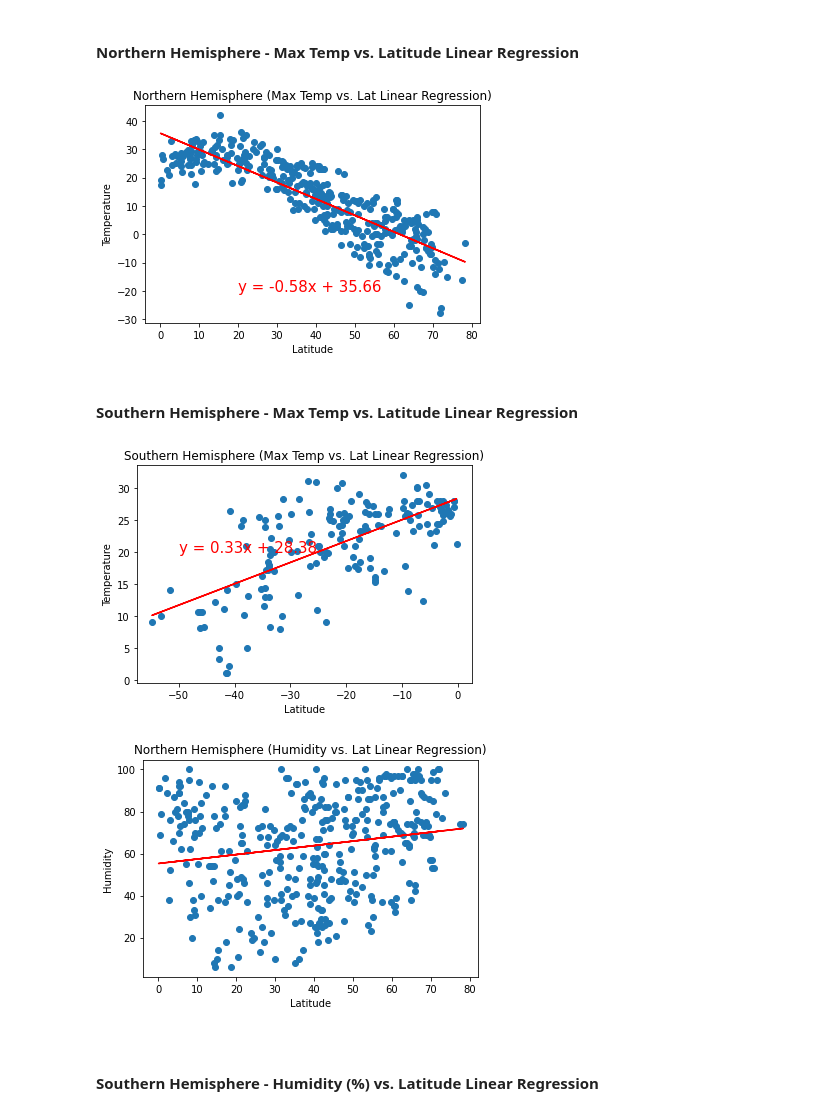
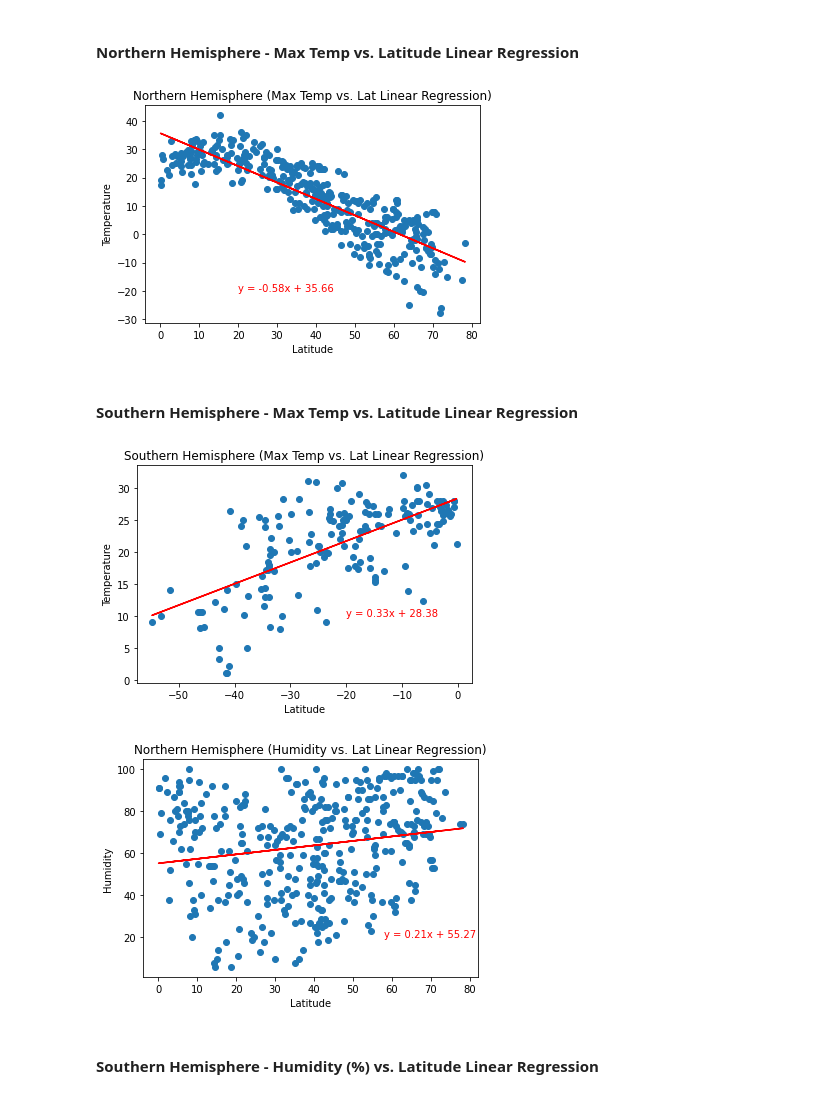
Before and after one commit to AnneNiemiec/Python-API, a Jupyter notebook: Weather_py/WeatherPy.ipynb, the cells around one changed output. Cells and saved outputs as stored; diff of their text form; code cells hidden in the pictures.

Commit message:
Corrected linear equation on figures

```diff
--- a/Weather_py/WeatherPy.ipynb
+++ b/Weather_py/WeatherPy.ipynb
@@ -315,13 +315,13 @@ plt.plot(Northern_Hemisphere['latitude'],regress_values,"r-")
 line_eq = "y = " + str(round(regression[0],2)) + "x + " + str(round(regression[1],2))
 
 #Formatting
-plt.annotate(line_eq,(20,-20),fontsize=15,color="red")
+plt.annotate(line_eq,(20,-20),fontsize=10,color="red")
 plt.title('Northern Hemisphere (Max Temp vs. Lat Linear Regression)')
 plt.xlabel('Latitude')
 plt.ylabel('Temperature')
 plt.show()
 # %% [output]
-[figure, old version]
+[figure, new version]
 # %% [markdown]
 ####  Southern Hemisphere - Max Temp vs. Latitude Linear Regression
 # %%
@@ -332,13 +332,13 @@ plt.plot(Southern_Hemisphere['latitude'],regress_values,"r-")
 line_eq = "y = " + str(round(regression[0],2)) + "x + " + str(round(regression[1],2))
 
 #Formatting
-plt.annotate(line_eq,(-50,20),fontsize=15,color="red")
+plt.annotate(line_eq,(-20,10),fontsize=10,color="red")
 plt.title('Southern Hemisphere (Max Temp vs. Lat Linear Regression)')
 plt.xlabel('Latitude')
 plt.ylabel('Temperature')
 plt.show()
 # %% [output]
-[figure, old version]
+[figure, new version]
 # %%
 Relationship:  The correlation coefficients relative to temperature has a strong relationship for the Northern Hemisphere versus the Southern Hemisphere.  The slope for the Northern Hemisphere is negative, while the slope for the Southern Hemisphere is positive
 # %%
@@ -346,18 +346,18 @@ Relationship:  The correlation coefficients relative to temperature has a strong
 # %%
 regression=linregress(Northern_Hemisphere['latitude'],Northern_Hemisphere['humidity'])
 regress_values = Northern_Hemisphere['latitude'] * regression[0] + regression[1]
 plt.scatter(Northern_Hemisphere['latitude'],Northern_Hemisphere['humidity'])
 plt.plot(Northern_Hemisphere['latitude'],regress_values,"r-")
 line_eq = "y = " + str(round(regression[0],2)) + "x + " + str(round(regression[1],2))
 
 #Formatting
-plt.annotate(line_eq,(20,-20),fontsize=15,color="red")
+plt.annotate(line_eq,(58,20),fontsize=10,color="red")
 plt.title('Northern Hemisphere (Humidity vs. Lat Linear Regression)')
 plt.xlabel('Latitude')
 plt.ylabel('Humidity')
 plt.show()
 # %% [output]
-[figure, old version]
+[figure, new version]
 # %% [markdown]
 ####  Southern Hemisphere - Humidity (%) vs. Latitude Linear Regression
 # %%
```
Also changed, not shown: parts of 5 cells of this notebook.
